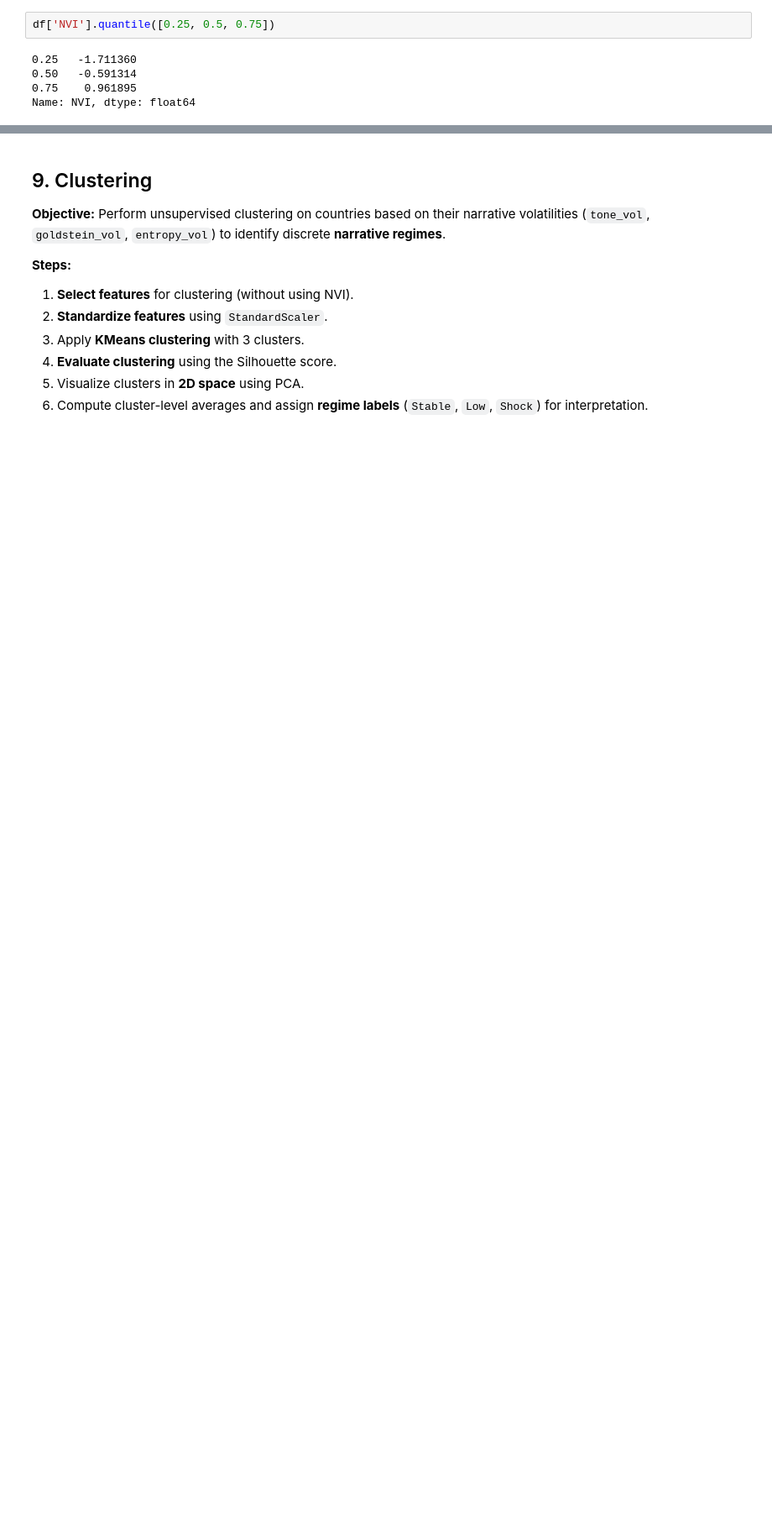
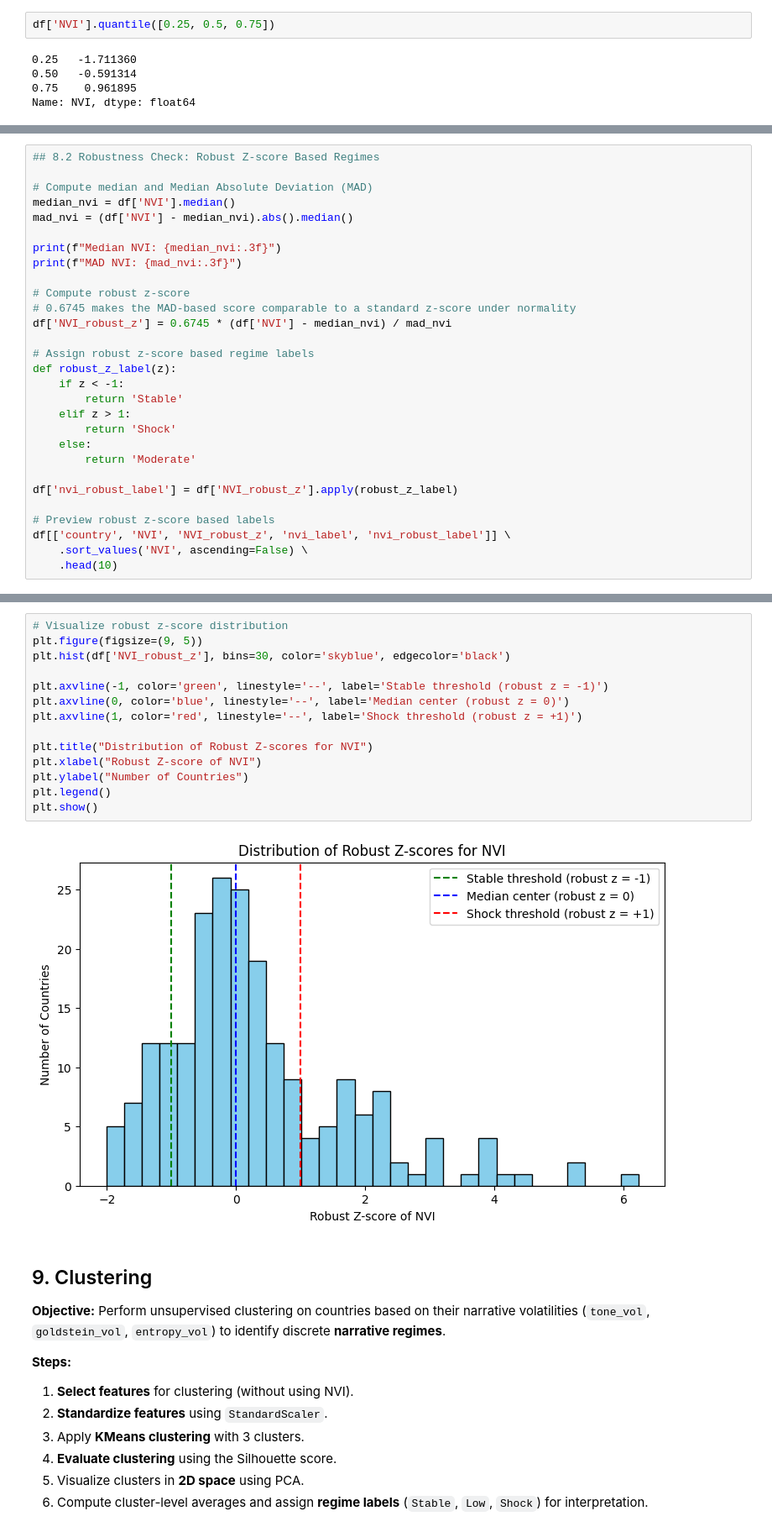
Before and after one commit to ancyra2/mining-prjkt, a Jupyter notebook: notebooks/03_nvi_report.ipynb, the cells around one changed output, grey strips where cells are left out. Shown at 84% size. Drawn from its saved outputs; the diff is of its cells as text; blank space fills up the shorter version.

```diff
--- a/notebooks/03_nvi_report.ipynb
+++ b/notebooks/03_nvi_report.ipynb
@@ -511,0 +620,29 @@ df[['country','NVI','nvi_label']].sort_values('NVI', ascending=False).head(10)
+# %%
+## 8.2 Robustness Check: Robust Z-score Based Regimes
+
+# Compute median and Median Absolute Deviation (MAD)
+median_nvi = df['NVI'].median()
+mad_nvi = (df['NVI'] - median_nvi).abs().median()
+
+print(f"Median NVI: {median_nvi:.3f}")
+print(f"MAD NVI: {mad_nvi:.3f}")
+
+# Compute robust z-score
+# 0.6745 makes the MAD-based score comparable to a standard z-score under normality
+df['NVI_robust_z'] = 0.6745 * (df['NVI'] - median_nvi) / mad_nvi
+
+# Assign robust z-score based regime labels
+def robust_z_label(z):
+    if z < -1:
+        return 'Stable'
+    elif z > 1:
+        return 'Shock'
+    else:
+        return 'Moderate'
+
+df['nvi_robust_label'] = df['NVI_robust_z'].apply(robust_z_label)
+
+# Preview robust z-score based labels
+df[['country', 'NVI', 'NVI_robust_z', 'nvi_label', 'nvi_robust_label']] \
+    .sort_values('NVI', ascending=False) \
+    .head(10)
@@ -512,3 +688,19 @@ df[['country','NVI','nvi_label']].sort_values('NVI', ascending=False).head(10)
+# %%
+# Visualize robust z-score distribution
+plt.figure(figsize=(9, 5))
+plt.hist(df['NVI_robust_z'], bins=30, color='skyblue', edgecolor='black')
+
+plt.axvline(-1, color='green', linestyle='--', label='Stable threshold (robust z = -1)')
+plt.axvline(0, color='blue', linestyle='--', label='Median center (robust z = 0)')
+plt.axvline(1, color='red', linestyle='--', label='Shock threshold (robust z = +1)')
+
+plt.title("Distribution of Robust Z-scores for NVI")
+plt.xlabel("Robust Z-score of NVI")
+plt.ylabel("Number of Countries")
+plt.legend()
+plt.show()
+# %% [output]
+[figure, added]
 # %% [markdown]
 ## 9. Clustering
 
```
Also changed, not shown: parts of 12 cells of this notebook, 2 other files.
